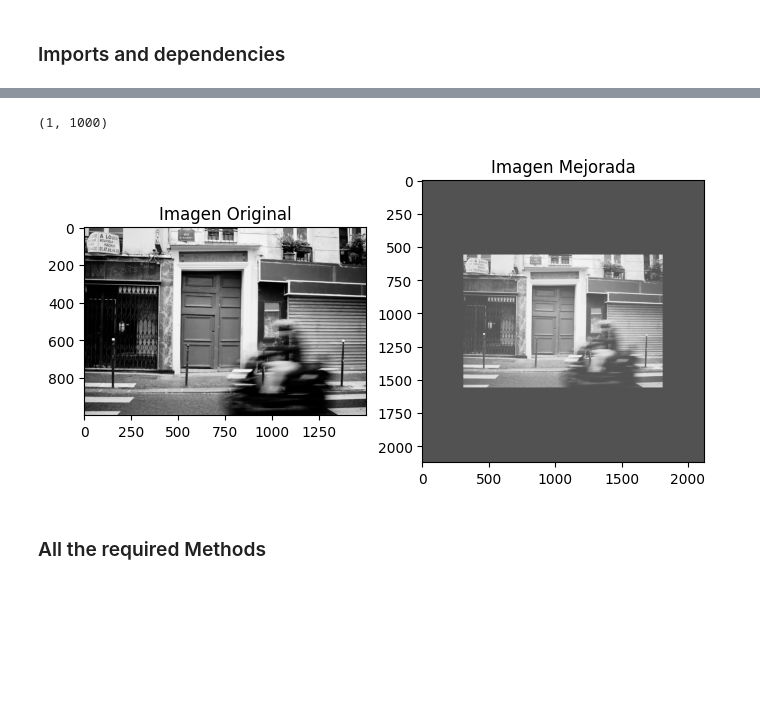
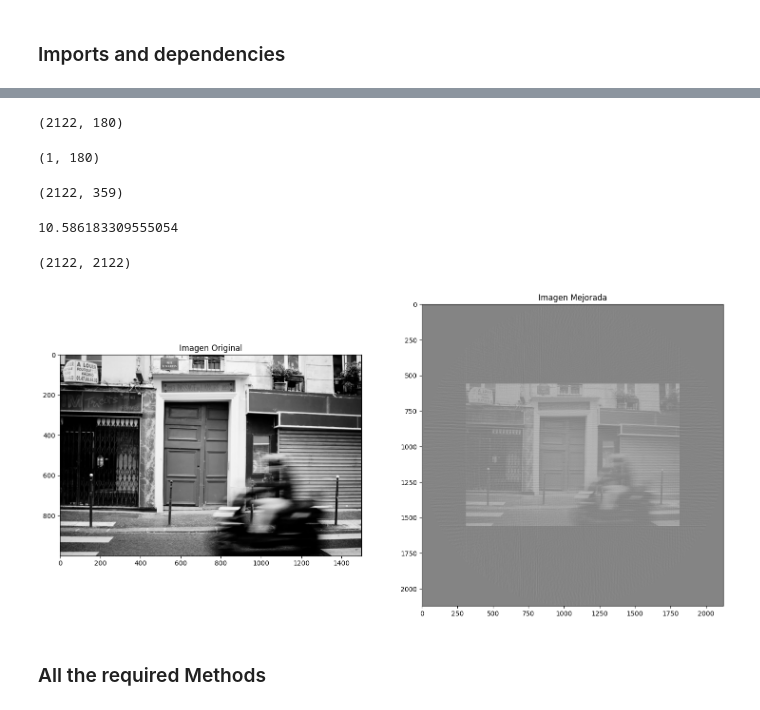
Before and after one commit to luisfromero/skewEngine, a Jupyter notebook: notebooks/Image_reconstruct_using_FBP.ipynb, the cells around one changed output, grey strips where cells are left out. Saved outputs shown, nothing was run; the diff lists cells and outputs as text; code cells hidden in the pictures; blank space fills up the shorter version.

```diff
--- a/notebooks/Image_reconstruct_using_FBP.ipynb
+++ b/notebooks/Image_reconstruct_using_FBP.ipynb
@@ -20,9 +20,9 @@ from skimage.transform import radon, iradon
 from scipy.signal import convolve
 
 # Cargar la imagen original
-img = rgb2gray(plt.imread('d:/input/blurred1.png'))
+img = rgb2gray(plt.imread('d:/input/blurred1 - copia.png'))
 
 # Tomar la transformada de Radon de la imagen
-theta = np.linspace(0.0, 180.0, img.shape[0], endpoint=False)
+theta = np.linspace(0.0, 180.0, 180, endpoint=False)
 theta.shape
 # %% [output]
@@ -32,23 +38,39 @@ sinogram = radon(img, theta=theta, circle=False)
+# %%
+sinogram.shape
+# %% [output]
+(2122, 180)
 # %%
 # Aplicar el filtro ramp en el espacio de la transformada de Radon
 filter_kernel = np.abs(np.linspace(-1.0, 1.0, sinogram.shape[1])).reshape(1,-1)
 filter_kernel.shape
+# filter_kernel es 1 -> 0 -> 1
 # %% [output]
-(1, 1000)
+(1, 180)
 # %%
 filtered_sinogram = convolve(sinogram, filter_kernel)
+filtered_sinogram.shape
+# %% [output]
+(2122, 359)
 # %%
- reconstruction=iradon(sinogram, theta=theta, filter_name='ramp')
+start = time.time()
+reconstruction=iradon(sinogram, theta=theta, filter_name='ramp')
+print(time.time()-start)
+# %% [output]
+10.586183309555054
+# %%
+reconstruction.shape
+# %% [output]
+(2122, 2122)
 # %%
 # Visualizar la imagen original y la imagen mejorada
-fig, (ax1, ax2) = plt.subplots(1, 2, figsize=(8, 4.5))
+fig, (ax1, ax2) = plt.subplots(1, 2, figsize=(18, 9))
 ax1.set_title("Imagen Original")
 ax1.imshow(img, cmap=plt.cm.Greys_r)
 ax2.set_title("Imagen Mejorada")
 ax2.imshow(reconstruction, cmap=plt.cm.Greys_r)
 plt.show()
 # %% [output]
-[figure, old version]
+[figure, new version]
 # %% [markdown]
 ### All the required Methods
 # %% [markdown]
```
Also changed, not shown: parts of 3 cells of this notebook, 14 other files.
